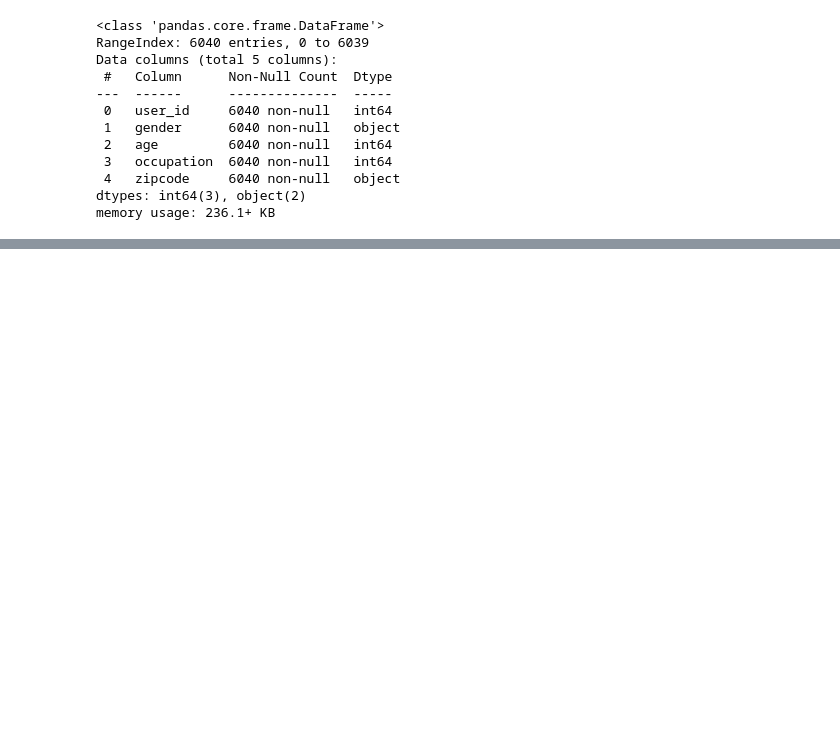
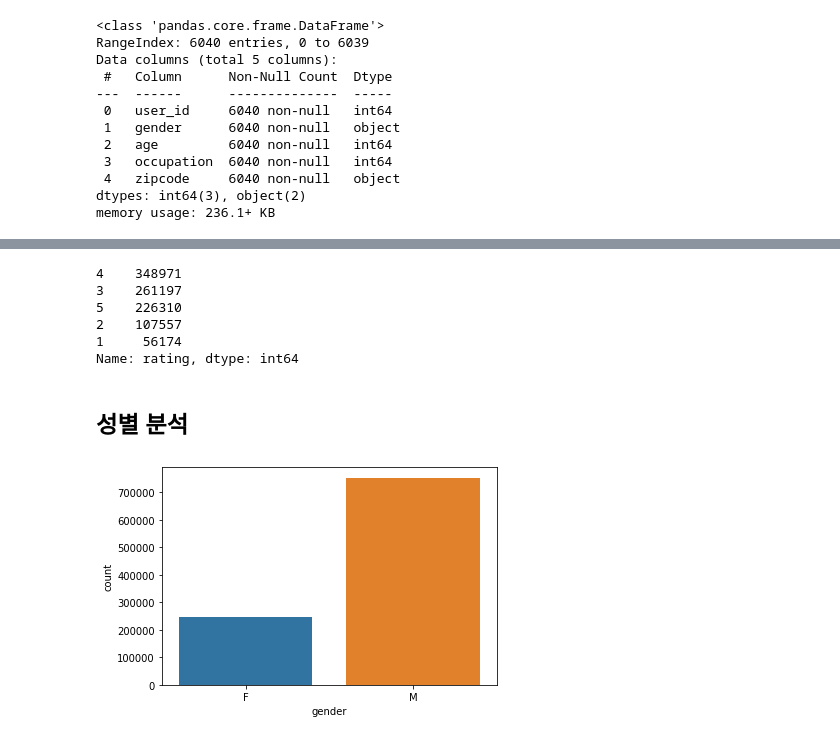
Before and after one commit to JakeOh/202208_itw_java134_lab_python, a Jupyter notebook: py25_movielens.ipynb, the cells around one changed output, grey strips where cells are left out. Drawn from its saved outputs; the diff is of its cells as text; code cells hidden in the pictures; blank space fills up the shorter version.

```diff
--- a/py25_movielens.ipynb
+++ b/py25_movielens.ipynb
@@ -322,0 +414,18 @@ memory usage: 236.1+ KB
+# %%
+rating_counts = df.rating.value_counts()
+rating_counts
+# %% [output]
+4    348971
+3    261197
+5    226310
+2    107557
+1     56174
+Name: rating, dtype: int64
+# %% [markdown]
+## 성별 분석
+# %%
+# 영화 별점을 남긴 사용자들의 성비
+sns.countplot(data=df, x='gender')
+plt.show()
+# %% [output]
+[figure, added]
```
Also changed, not shown: parts of 22 cells of this notebook.
